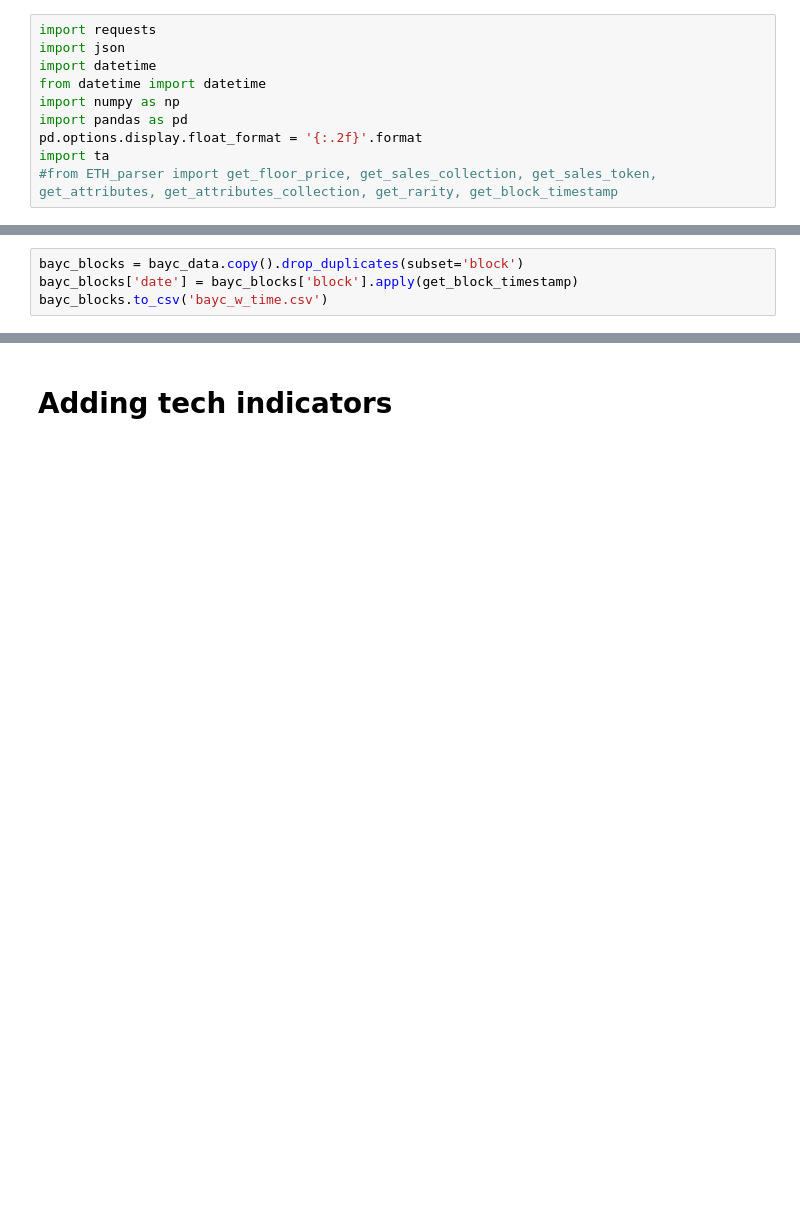
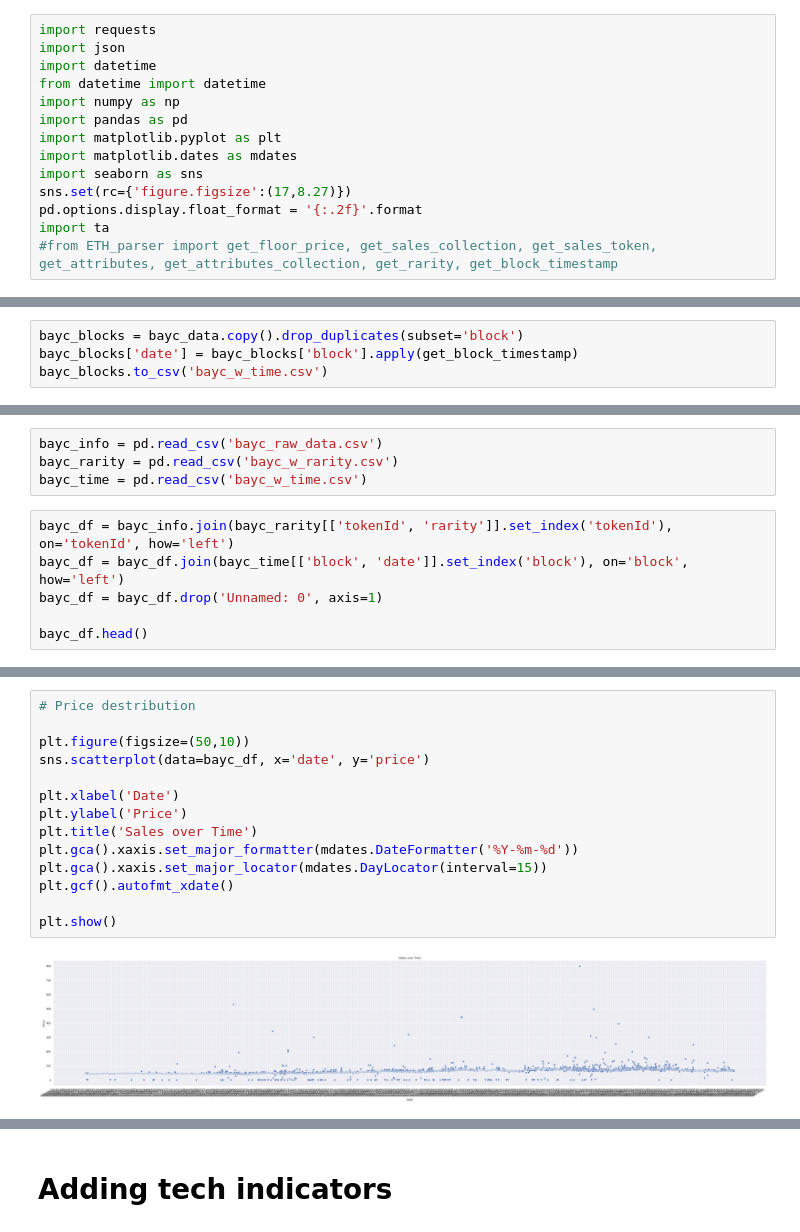
Before and after one commit to suanow/NFT-ML-term-paper, a Jupyter notebook: models/sand_new.ipynb, the cells around one changed output, grey strips where cells are left out. Cells and saved outputs as stored; diff of their text form; blank space fills up the shorter version.

```diff
--- a/models/sand_new.ipynb
+++ b/models/sand_new.ipynb
@@ -5,6 +5,10 @@ import datetime
 from datetime import datetime
 import numpy as np
 import pandas as pd
+import matplotlib.pyplot as plt
+import matplotlib.dates as mdates
+import seaborn as sns
+sns.set(rc={'figure.figsize':(17,8.27)})
 pd.options.display.float_format = '{:.2f}'.format
 import ta
 #from ETH_parser import get_floor_price, get_sales_collection, get_sales_token, get_attributes, get_attributes_collection, get_rarity, get_block_timestamp
@@ -181,0 +193,10 @@ bayc_blocks.to_csv('bayc_w_time.csv')
+# %%
+bayc_info = pd.read_csv('bayc_raw_data.csv')
+bayc_rarity = pd.read_csv('bayc_w_rarity.csv')
+bayc_time = pd.read_csv('bayc_w_time.csv')
+# %%
+bayc_df = bayc_info.join(bayc_rarity[['tokenId', 'rarity']].set_index('tokenId'), on='tokenId', how='left')
+bayc_df = bayc_df.join(bayc_time[['block', 'date']].set_index('block'), on='block', how='left')
+bayc_df = bayc_df.drop('Unnamed: 0', axis=1)
+
+bayc_df.head()
@@ -181,0 +233,16 @@ bayc_blocks.to_csv('bayc_w_time.csv')
+# %%
+# Price destribution
+
+plt.figure(figsize=(50,10))
+sns.scatterplot(data=bayc_df, x='date', y='price')
+
+plt.xlabel('Date')
+plt.ylabel('Price')
+plt.title('Sales over Time')
+plt.gca().xaxis.set_major_formatter(mdates.DateFormatter('%Y-%m-%d'))
+plt.gca().xaxis.set_major_locator(mdates.DayLocator(interval=15))
+plt.gcf().autofmt_xdate()
+
+plt.show()
+# %% [output]
+[figure, added]
```
Also changed, not shown: parts of 40 cells of this notebook, 8 other files.
